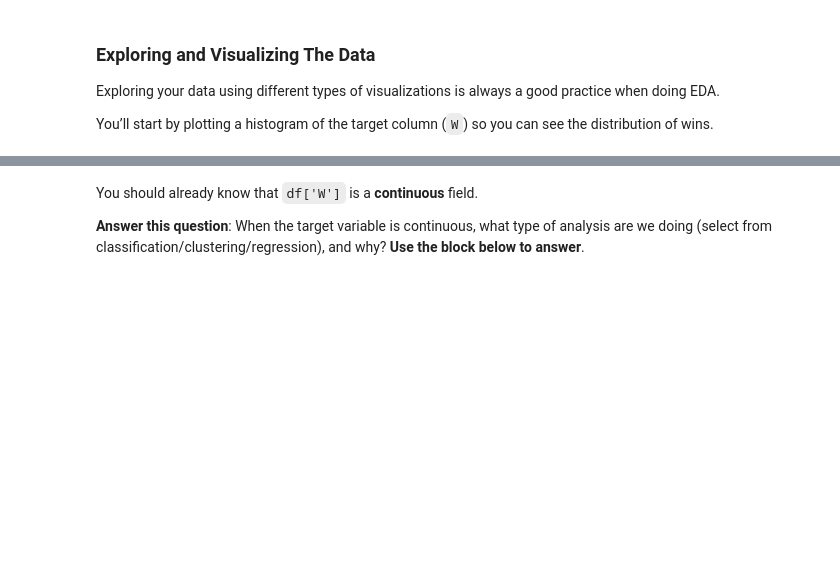
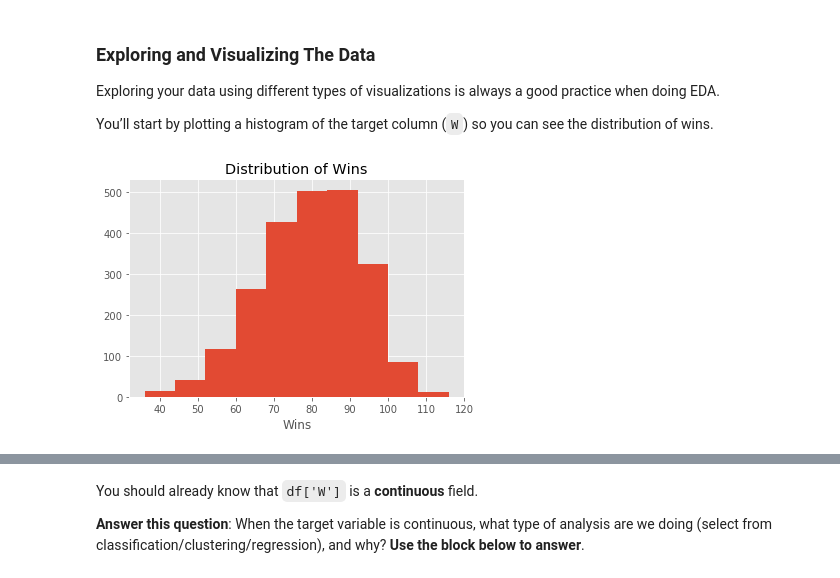
Before and after one commit to fairfield-university-ba545/week-1-bridgetweill, a Jupyter notebook: Mini_project_1_baseball_analytics_pt1.ipynb, the cells around one changed output, grey strips where cells are left out. Drawn from its saved outputs; the diff is of its cells as text; code cells hidden in the pictures; blank space fills up the shorter version.

```diff
--- a/Mini_project_1_baseball_analytics_pt1.ipynb
+++ b/Mini_project_1_baseball_analytics_pt1.ipynb
@@ -51,7 +68,10 @@ cols = ['yearID','lgID','teamID','franchID','divID','Rank','G','Ghome','W','L','
 
 #### Complete your code below
 #### define columns of `df_Teams` to `cols`
-
+    # '.columns' adds the defined columns (previous step) to the dataframe
+    # '=cols' to connect the columns to the cols list created in the previous step
+df_Teams.columns=cols
 
 #### display the first 5 rows of `df_Teams`
 #### you should see 52 columns
+df_Teams.head()
@@ -67,7 +95,9 @@ drop_cols = ['lgID','franchID','divID','Rank','Ghome','L','DivWin','WCWin','LgWi
 
 #### drop columns contained in `drop_cols` from `df_Teams`
 #### and save the remaining columns as `df`
-
+    # .drop() drops columns
+df = df_Teams.drop(columns=drop_cols)
 
 #### make sure that these columns are deleted by looking at the first 5 rows of `df`
 #### you should see only 29 columns
+df.head()
@@ -103,11 +166,12 @@ __NOTE__: even though we said that dropping columns with missing values is the _
 # %%
 #Dropping the columns with large number of null values
 
-
 #### drop `CS` & `HBP` from `df`
 #### and save the remaining as `df`
-
+    # put the columns in list format using []
+df = df.drop(columns=['CS','HBP'])
 
 #### check the first 5 rows of the new `df` to see
 #### if the two columns are successfully dropped
 #### you should expect to see 27 columns now
+df.head()
@@ -125,8 +197,10 @@ __Double click and type your answer here__.
 #### you can impute the missing values in a column using the `fillna()` function provided by `pandas`
 #### fillna() works as `df[col].fillna(some_value)`, in this case the value is `df[col].median()`
 #### NOTE that `col` above is the name of the column you want to impute
-
-
+    # Make sure to add 'inplace=True' to put the results into the df and not a copy!!
+df['SO'].fillna(df['SO'].median(), inplace=True)
+df['DP'].fillna(df['DP'].median(), inplace=True)
 
 #### Double-check if the null values are filled
 #### you should see `0`s for all columns
+df.isnull().sum()
@@ -157,16 +249,19 @@ plt.style.use('ggplot')
 # %%
 #### Complete your code below
 #### create a histogram `hist()` over the column `df['W']`
-
+df['W'].hist()
 
 #### adding elements to your visualization to increase the readability
 #### you should always have title and axis name(s) in your visualization
 #### name your x-axis label as `Wins`
-
+plt.xlabel('Wins')
 
 #### name your visualization title as `Distribution of Wins`
-
+plt.title('Distribution of Wins')
 
 #### show your visualization
+plt.show()
+# %% [output]
+[figure, added]
 # %%
 #### We can also check the descriptive stats of `df['W']` using `.describe()`
```
Also changed, not shown: parts of 14 cells of this notebook.
